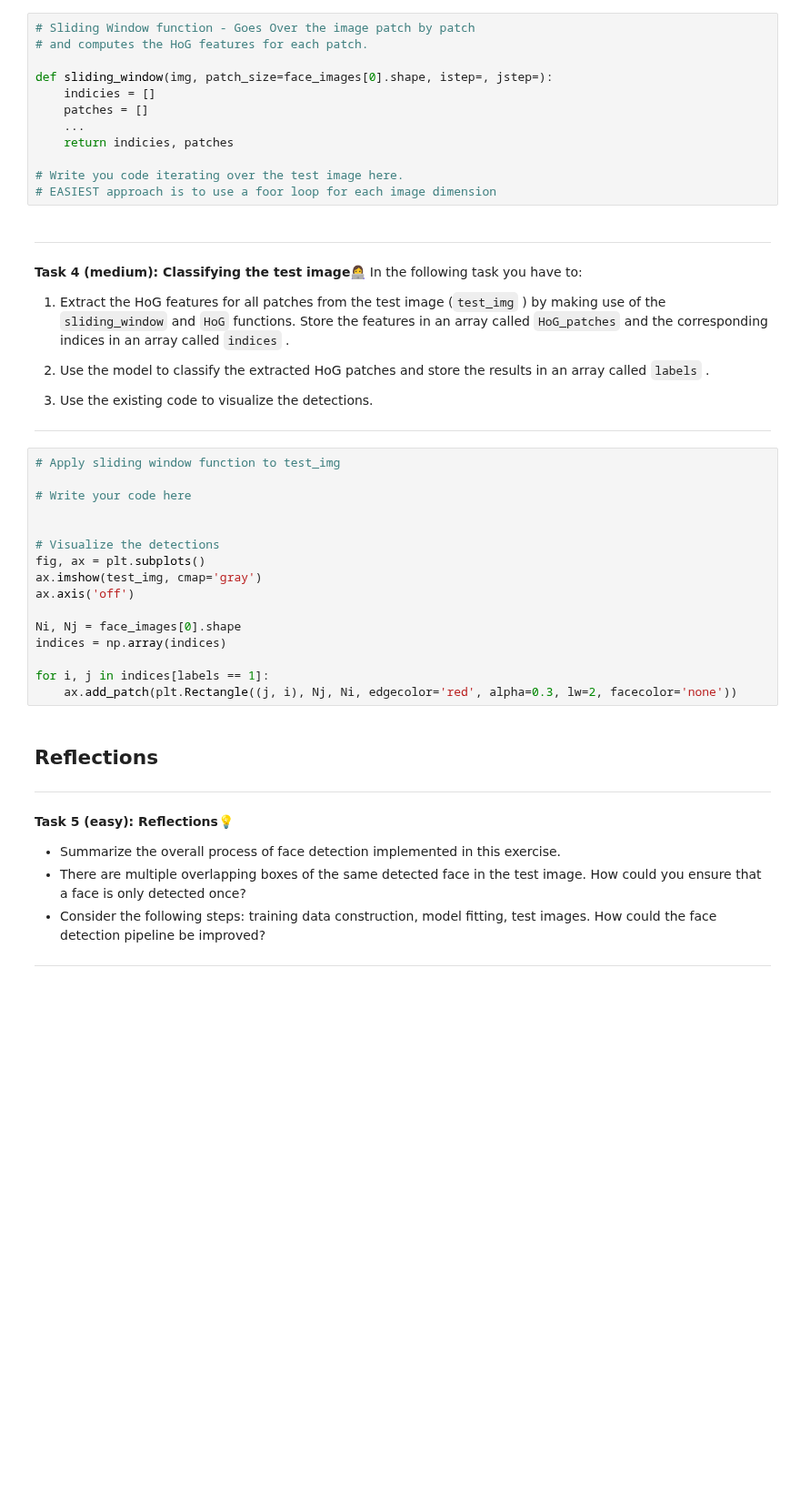
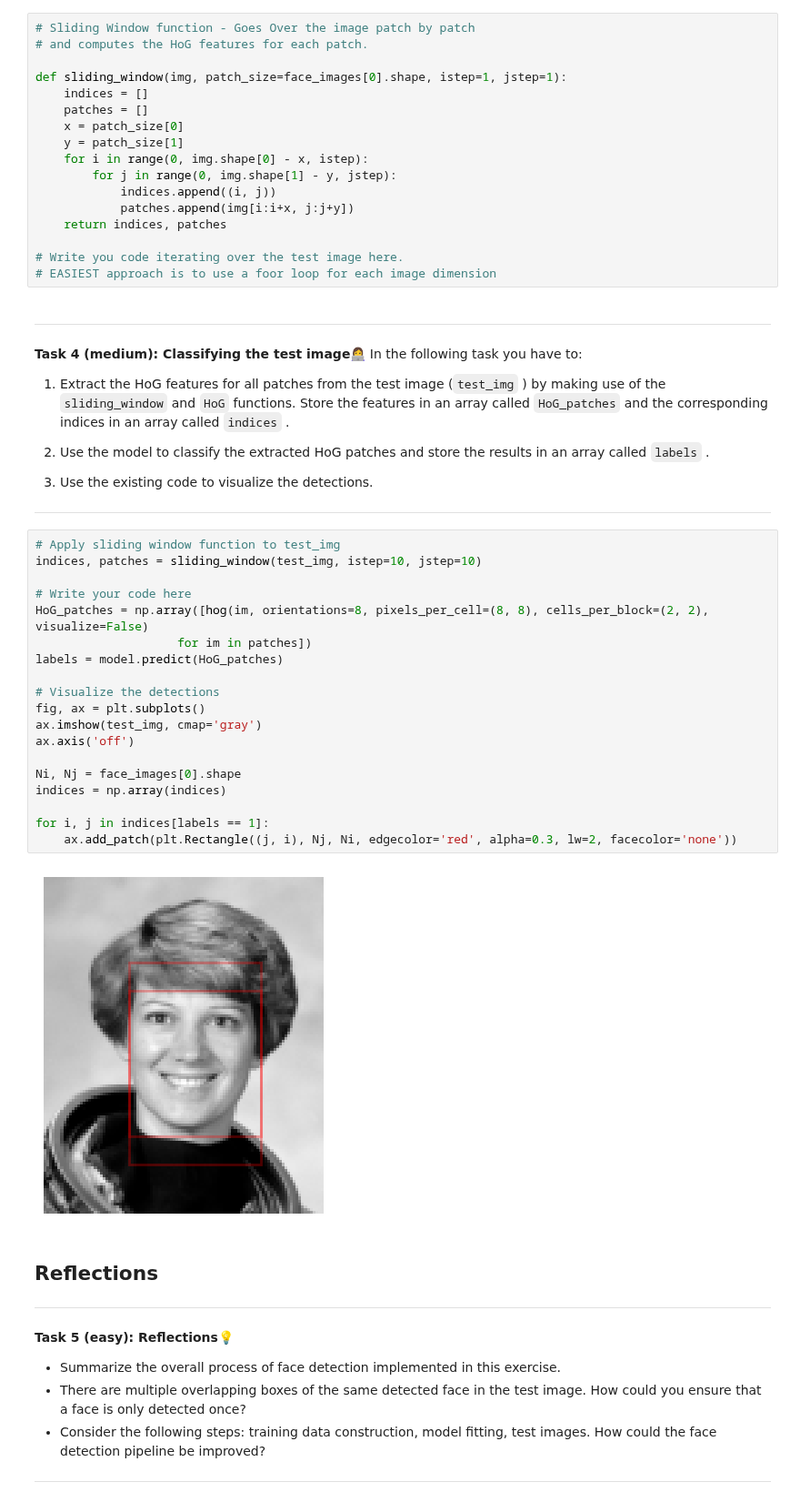
Before and after one commit to Mie-Jonasson/ComputerScienceMasters, a Jupyter notebook: IntroductionToMachineLearning/Exercises/W11/04-hog_classifier.ipynb, the cells around one changed output. Shown at 91% size. Cells and saved outputs as stored; diff of their text form; blank space fills up the shorter version.

```diff
--- a/IntroductionToMachineLearning/Exercises/W11/04-hog_classifier.ipynb
+++ b/IntroductionToMachineLearning/Exercises/W11/04-hog_classifier.ipynb
@@ -199,11 +242,16 @@ print(test_img.shape)
 # Sliding Window function - Goes Over the image patch by patch
 # and computes the HoG features for each patch.
 
-def sliding_window(img, patch_size=face_images[0].shape, istep=, jstep=):
-    indicies = []
+def sliding_window(img, patch_size=face_images[0].shape, istep=1, jstep=1):
+    indices = []
     patches = []
-    ...
-    return indicies, patches
+    x = patch_size[0]
+    y = patch_size[1]
+    for i in range(0, img.shape[0] - x, istep):
+        for j in range(0, img.shape[1] - y, jstep):
+            indices.append((i, j))
+            patches.append(img[i:i+x, j:j+y])
+    return indices, patches
 
 # Write you code iterating over the test image here.
 # EASIEST approach is to use a foor loop for each image dimension
@@ -229,20 +277,25 @@ In the following task you have to:
 ---
 # %%
 # Apply sliding window function to test_img
+indices, patches = sliding_window(test_img, istep=10, jstep=10)
 
 # Write your code here
-
+HoG_patches = np.array([hog(im, orientations=8, pixels_per_cell=(8, 8), cells_per_block=(2, 2), visualize=False)
+                    for im in patches])
+labels = model.predict(HoG_patches)
 
 # Visualize the detections
 fig, ax = plt.subplots()
 ax.imshow(test_img, cmap='gray')
 ax.axis('off')
 
 Ni, Nj = face_images[0].shape
 indices = np.array(indices)
 
 for i, j in indices[labels == 1]:
     ax.add_patch(plt.Rectangle((j, i), Nj, Ni, edgecolor='red', alpha=0.3, lw=2, facecolor='none'))
+# %% [output]
+[figure, added]
 # %% [markdown]
 ## Reflections
 
```
Also changed, not shown: parts of 9 cells of this notebook, 3 other files.
